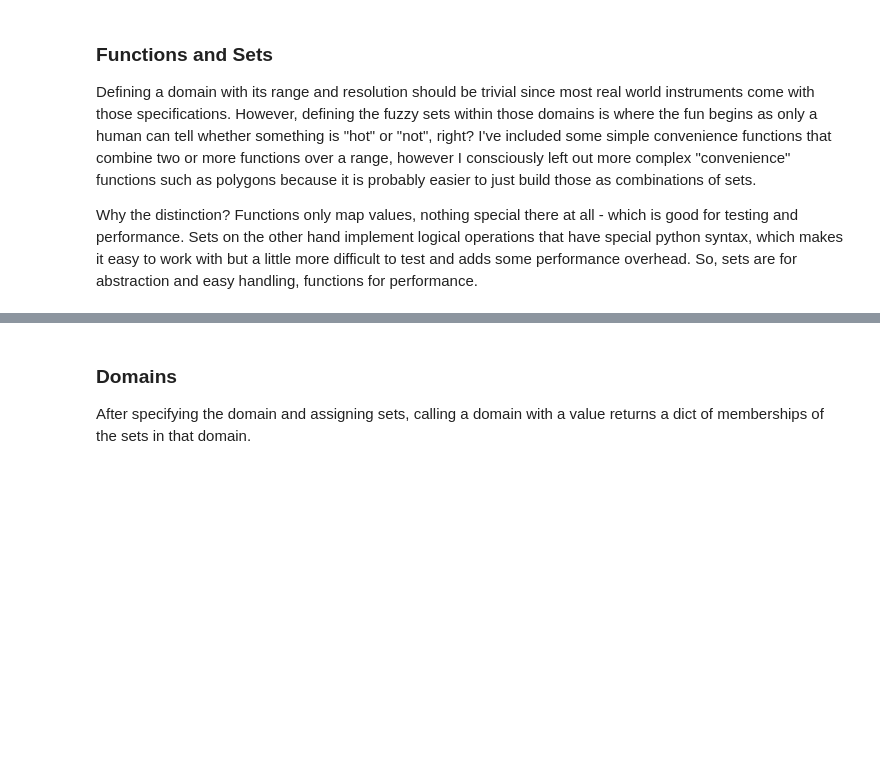
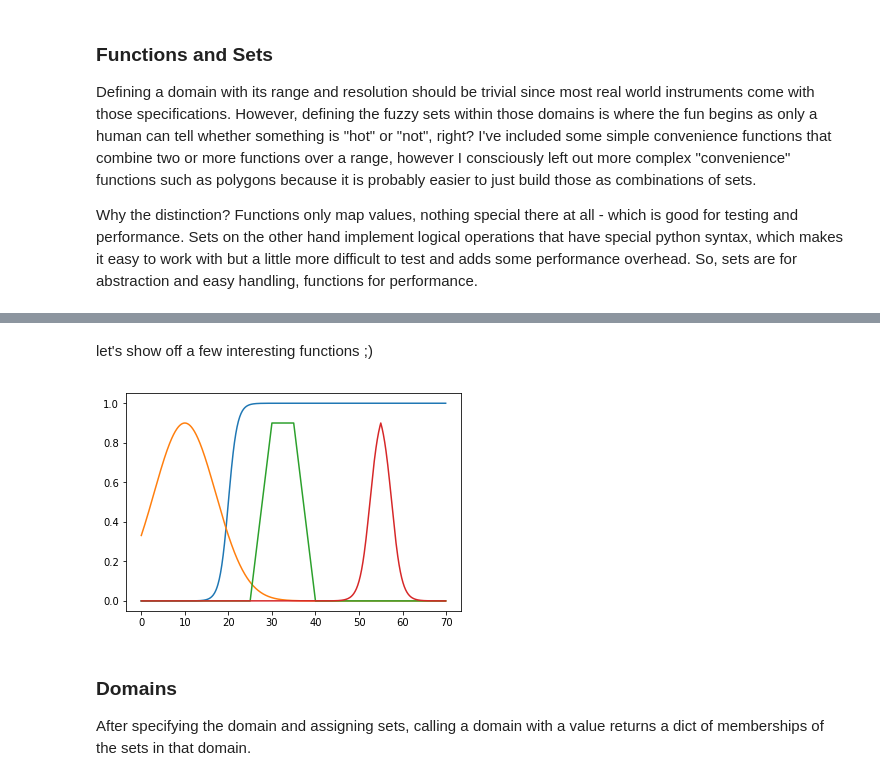
Before and after one commit to Python-Fuzzylogic/fuzzylogic, a Jupyter notebook: Showcase.ipynb, the cells around one changed output, grey strips where cells are left out. Cells and saved outputs as stored; diff of their text form; code cells hidden in the pictures; blank space fills up the shorter version.

```diff
--- a/Showcase.ipynb
+++ b/Showcase.ipynb
@@ -28,3 +28,22 @@ T.polygon.plot()
+# %% [markdown]
+let's show off a few interesting functions ;)
+# %%
+%matplotlib inline
+from fuzzy.classes import Domain, Set
+from fuzzy.functions import (sigmoid, gauss, trapezoid,
+                             triangular_sigmoid, rectangular)
+
+T = Domain("test", 0, 70, res=0.1)
+T.sigmoid = Set(sigmoid(1,1,20))
+T.sigmoid.plot()
+T.gauss = Set(gauss(10, 0.01, c_m=0.9))
+T.gauss.plot()
+T.trapezoid = Set(trapezoid(25, 30, 35, 40, c_m=0.9))
+T.trapezoid.plot()
+T.triangular_sigmoid = Set(triangular_sigmoid(50, 60, c=55))
+T.triangular_sigmoid.plot()
+# %% [output]
+[figure, added]
 # %% [markdown]
 ### Domains
 
```
Also changed, not shown: parts of 3 cells of this notebook, 1 other file.
